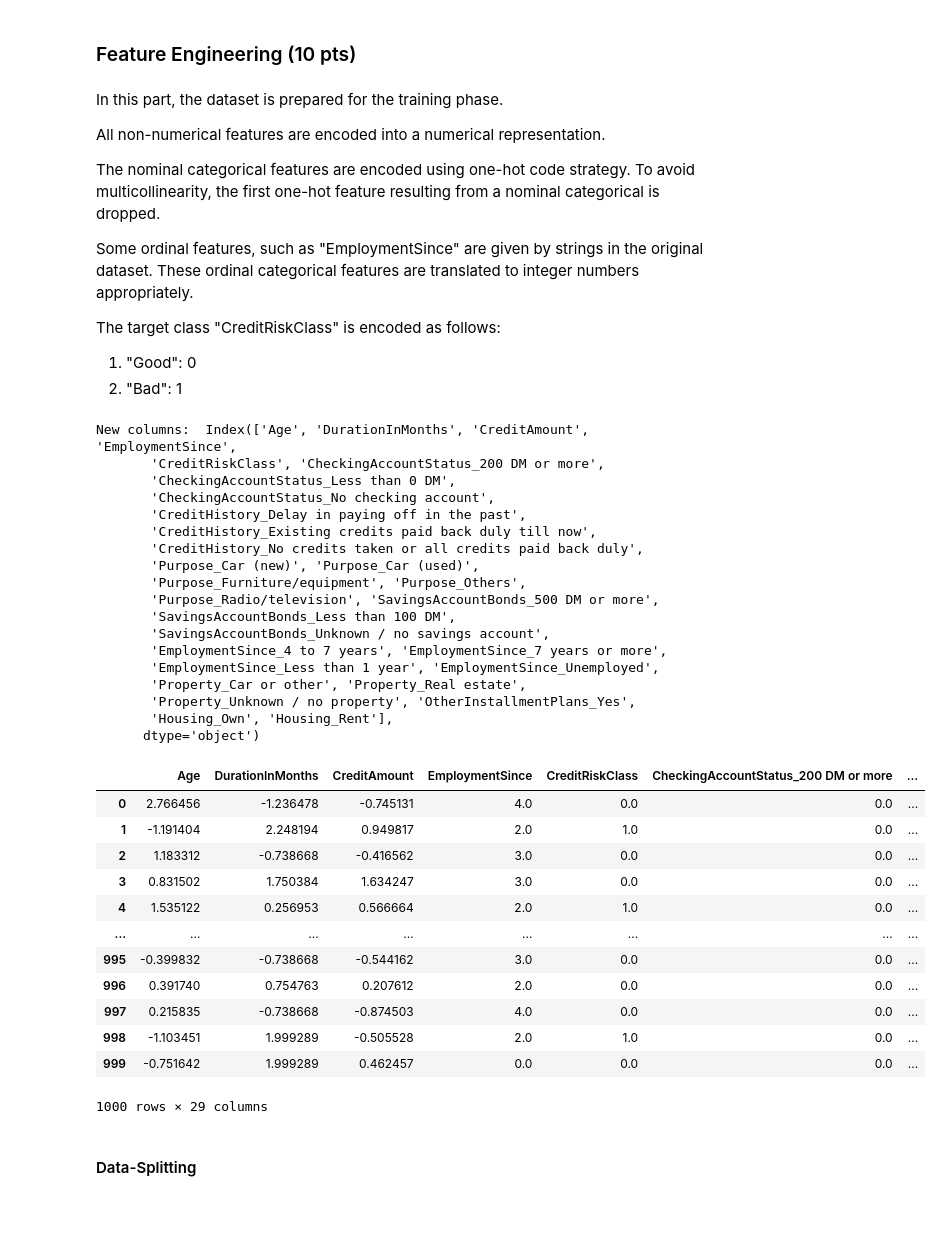
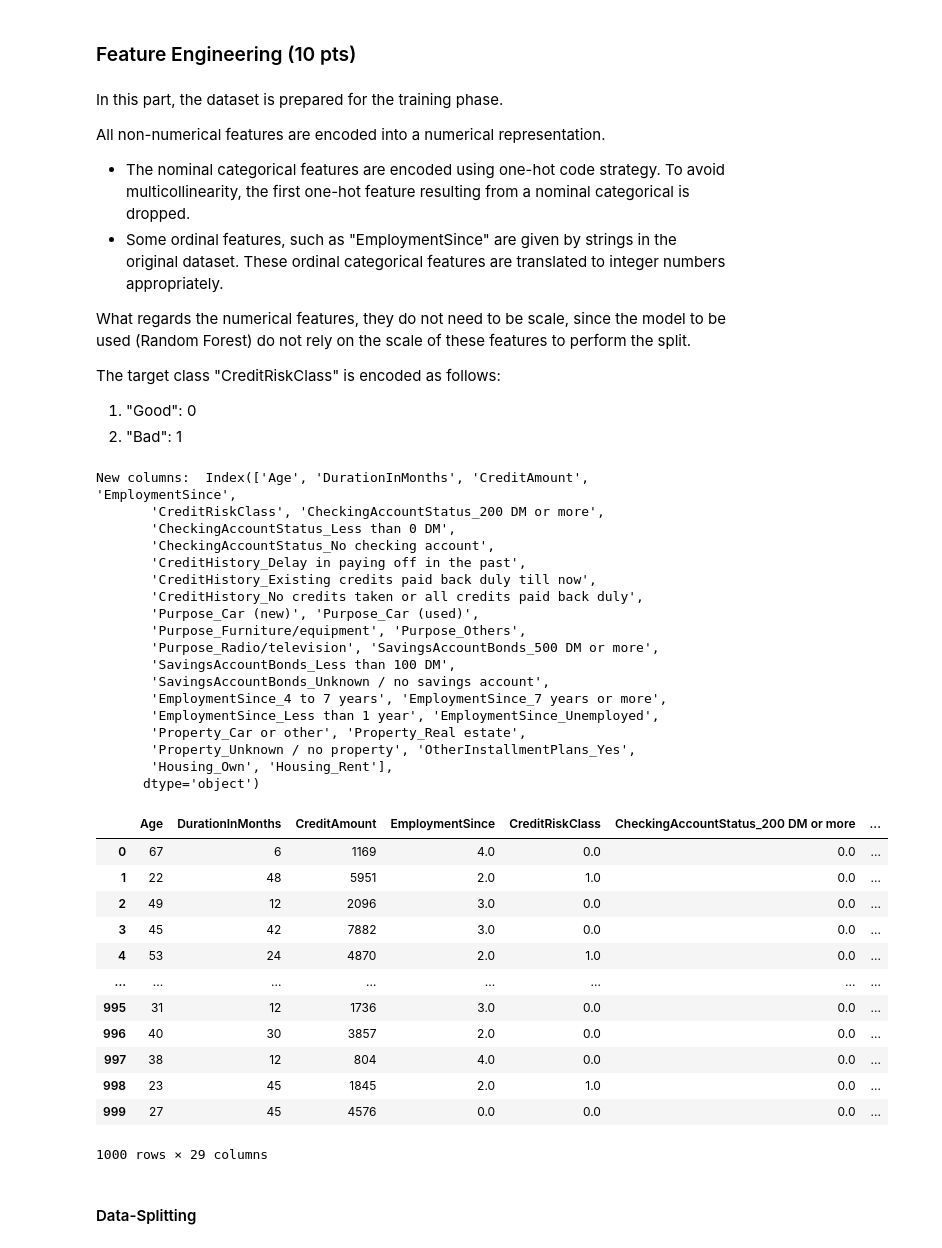
Before and after one commit to LucasVon0645/DSI-Project---Credit-Risk-Prediction, a Jupyter notebook: project.ipynb, the cells around one changed output. Saved outputs shown, nothing was run; the diff lists cells and outputs as text; code cells hidden in the pictures; blank space fills up the shorter version.

```diff
--- a/project.ipynb
+++ b/project.ipynb
@@ -692,12 +731,12 @@ Conclusion: Reject the null hypothesis. There is a significant difference in cre
 In this part, the dataset is prepared for the training phase.
 
 All non-numerical features are encoded into a numerical representation.
+- The nominal categorical features are encoded using one-hot code strategy. To avoid multicollinearity, the first one-hot
+feature resulting from a nominal categorical  is dropped.
+- Some ordinal features, such as "EmploymentSince" are given by strings in the original dataset. These ordinal categorical
+features are translated to integer numbers appropriately.
 
-The nominal categorical features are encoded using one-hot code strategy. To avoid multicollinearity, the first one-hot
-feature resulting from a nominal categorical  is dropped.
-
-Some ordinal features, such as "EmploymentSince" are given by strings in the original dataset. These ordinal categorical
-features are translated to integer numbers appropriately.
+What regards the numerical features, they do not need to be scale, since the model to be used (Random Forest) do not rely on the scale of these features to perform the split.
 
 The target class "CreditRiskClass" is encoded as follows:
 1. "Good": 0
@@ -708,8 +747,6 @@ from sklearn.compose import ColumnTransformer
 
 significant_features = significant_non_ordinal_numerical_features + significant_categorical_features
 dataset_model_df = dataset_df[significant_features + ["CreditRiskClass"]]
-
-numerical_cols_to_std = ["Age", "DurationInMonths", "CreditAmount"]
 
 # new ordinal columns to be created, with their respective order of values
 ordinal_cols_to_encode = {
@@ -727,60 +764,59 @@ nominal_onehot_encoder = OneHotEncoder(drop='first')
 # Preprocessor for ordinal and nominal features
 preprocessor = ColumnTransformer(
     transformers=[
-        ('num', StandardScaler(), numerical_cols_to_std), # remove this step if Logistic Regression is not used
         ('ord', ordinal_encoder, new_ordinal_cols),
         ('nom', nominal_onehot_encoder, nominal_cols),
     ])
 
 
-categorical_cols_encoded = preprocessor.fit_transform(dataset_model_df)
+categorical_cols_encoded = preprocessor.fit_transform(dataset_model_df).toarray()
 
 # Get the feature names after one-hot encoding
 onehot_col_names = preprocessor.named_transformers_['nom'].get_feature_names_out(nominal_cols)
 # Combine with ordinal feature names
-categorical_col_encoded_names = (numerical_cols_to_std + new_ordinal_cols + list(onehot_col_names))
+categorical_col_encoded_names = (new_ordinal_cols + list(onehot_col_names))
 
 # Create a DataFrame with the encoded data
 categorical_cols_encoded_df = pd.DataFrame(categorical_cols_encoded, columns=categorical_col_encoded_names)
 
 
-dataset_encoded_df = dataset_model_df.drop(columns=numerical_cols_to_std + new_ordinal_cols + nominal_cols)
+dataset_encoded_df = dataset_model_df.drop(columns=new_ordinal_cols + nominal_cols)
 dataset_encoded_df = pd.concat([dataset_encoded_df, categorical_cols_encoded_df], axis=1)
 
 print("New columns: ", dataset_encoded_df.columns)
 
 dataset_encoded_df
 # %% [output]
 New columns:  Index(['Age', 'DurationInMonths', 'CreditAmount', 'EmploymentSince',
        'CreditRiskClass', 'CheckingAccountStatus_200 DM or more',
        'CheckingAccountStatus_Less than 0 DM',
        'CheckingAccountStatus_No checking account',
        'CreditHistory_Delay in paying off in the past',
        'CreditHistory_Existing credits paid back duly till now',
        'CreditHistory_No credits taken or all credits paid back duly',
        'Purpose_Car (new)', 'Purpose_Car (used)',
        'Purpose_Furniture/equipment', 'Purpose_Others',
        'Purpose_Radio/television', 'SavingsAccountBonds_500 DM or more',
        'SavingsAccountBonds_Less than 100 DM',
        'SavingsAccountBonds_Unknown / no savings account',
        'EmploymentSince_4 to 7 years', 'EmploymentSince_7 years or more',
        'EmploymentSince_Less than 1 year', 'EmploymentSince_Unemployed',
        'Property_Car or other', 'Property_Real estate',
        'Property_Unknown / no property', 'OtherInstallmentPlans_Yes',
        'Housing_Own', 'Housing_Rent'],
       dtype='object')
 |  | Age | DurationInMonths | CreditAmount | EmploymentSince | CreditRiskClass | CheckingAccountStatus_200 DM or more | ... |
-| 0 | 2.766456 | -1.236478 | -0.745131 | 4.0 | 0.0 | 0.0 | ... |
-| 1 | -1.191404 | 2.248194 | 0.949817 | 2.0 | 1.0 | 0.0 | ... |
-| 2 | 1.183312 | -0.738668 | -0.416562 | 3.0 | 0.0 | 0.0 | ... |
-| 3 | 0.831502 | 1.750384 | 1.634247 | 3.0 | 0.0 | 0.0 | ... |
-| 4 | 1.535122 | 0.256953 | 0.566664 | 2.0 | 1.0 | 0.0 | ... |
+| 0 | 67 | 6 | 1169 | 4.0 | 0.0 | 0.0 | ... |
+| 1 | 22 | 48 | 5951 | 2.0 | 1.0 | 0.0 | ... |
+| 2 | 49 | 12 | 2096 | 3.0 | 0.0 | 0.0 | ... |
+| 3 | 45 | 42 | 7882 | 3.0 | 0.0 | 0.0 | ... |
+| 4 | 53 | 24 | 4870 | 2.0 | 1.0 | 0.0 | ... |
 | ... | ... | ... | ... | ... | ... | ... | ... |
-| 995 | -0.399832 | -0.738668 | -0.544162 | 3.0 | 0.0 | 0.0 | ... |
-| 996 | 0.391740 | 0.754763 | 0.207612 | 2.0 | 0.0 | 0.0 | ... |
-| 997 | 0.215835 | -0.738668 | -0.874503 | 4.0 | 0.0 | 0.0 | ... |
-| 998 | -1.103451 | 1.999289 | -0.505528 | 2.0 | 1.0 | 0.0 | ... |
-| 999 | -0.751642 | 1.999289 | 0.462457 | 0.0 | 0.0 | 0.0 | ... |
+| 995 | 31 | 12 | 1736 | 3.0 | 0.0 | 0.0 | ... |
+| 996 | 40 | 30 | 3857 | 2.0 | 0.0 | 0.0 | ... |
+| 997 | 38 | 12 | 804 | 4.0 | 0.0 | 0.0 | ... |
+| 998 | 23 | 45 | 1845 | 2.0 | 1.0 | 0.0 | ... |
+| 999 | 27 | 45 | 4576 | 0.0 | 0.0 | 0.0 | ... |
 1000 rows × 29 columns
 # %% [markdown]
 #### Data-Splitting
```
Also changed, not shown: parts of 19 cells of this notebook.
